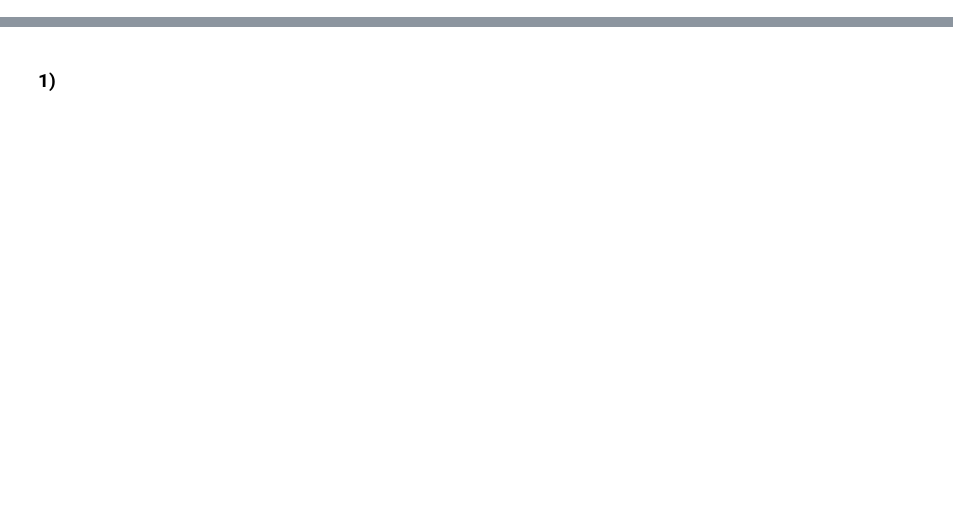
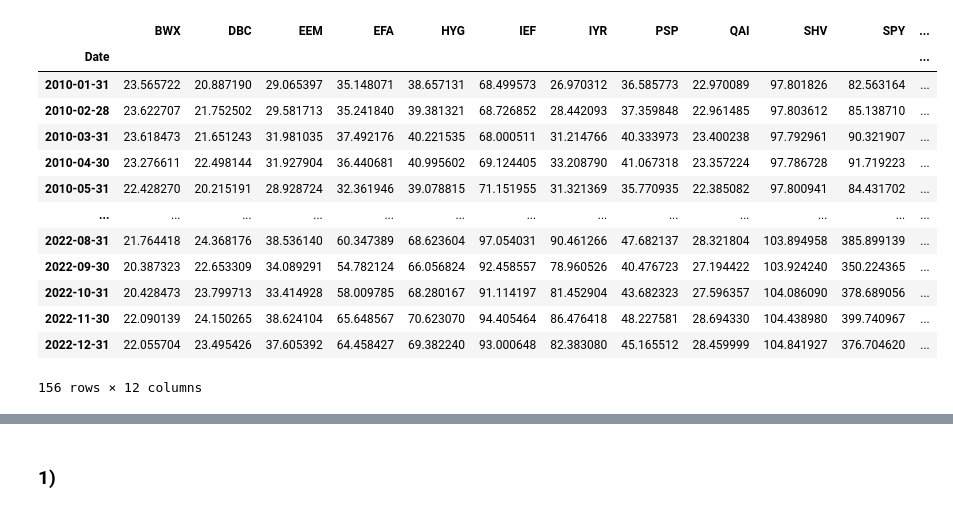
Before and after one commit to svyatoslavBokalo/ModernDataAnalysis, a Jupyter notebook: HW1.ipynb, the cells around one changed output, grey strips where cells are left out. Cells and saved outputs as stored; diff of their text form; code cells hidden in the pictures; blank space fills up the shorter version.

```diff
--- a/HW1.ipynb
+++ b/HW1.ipynb
@@ -26,6 +26,22 @@ df.head()
 # %%
 price = df.resample('M').last()
-price = price.subtract(ret['SHV'], axis=0)
+#price = price.subtract(ret['SHV'], axis=0)
+price
+# %% [output]
+|  | BWX | DBC | EEM | EFA | HYG | IEF | IYR | PSP | QAI | SHV | SPY | ... |
+| Date |  |  |  |  |  |  |  |  |  |  |  | ... |
+| 2010-01-31 | 23.565722 | 20.887190 | 29.065397 | 35.148071 | 38.657131 | 68.499573 | 26.970312 | 36.585773 | 22.970089 | 97.801826 | 82.563164 | ... |
+| 2010-02-28 | 23.622707 | 21.752502 | 29.581713 | 35.241840 | 39.381321 | 68.726852 | 28.442093 | 37.359848 | 22.961485 | 97.803612 | 85.138710 | ... |
+| 2010-03-31 | 23.618473 | 21.651243 | 31.981035 | 37.492176 | 40.221535 | 68.000511 | 31.214766 | 40.333973 | 23.400238 | 97.792961 | 90.321907 | ... |
+| 2010-04-30 | 23.276611 | 22.498144 | 31.927904 | 36.440681 | 40.995602 | 69.124405 | 33.208790 | 41.067318 | 23.357224 | 97.786728 | 91.719223 | ... |
+| 2010-05-31 | 22.428270 | 20.215191 | 28.928724 | 32.361946 | 39.078815 | 71.151955 | 31.321369 | 35.770935 | 22.385082 | 97.800941 | 84.431702 | ... |
+| ... | ... | ... | ... | ... | ... | ... | ... | ... | ... | ... | ... | ... |
+| 2022-08-31 | 21.764418 | 24.368176 | 38.536140 | 60.347389 | 68.623604 | 97.054031 | 90.461266 | 47.682137 | 28.321804 | 103.894958 | 385.899139 | ... |
+| 2022-09-30 | 20.387323 | 22.653309 | 34.089291 | 54.782124 | 66.056824 | 92.458557 | 78.960526 | 40.476723 | 27.194422 | 103.924240 | 350.224365 | ... |
+| 2022-10-31 | 20.428473 | 23.799713 | 33.414928 | 58.009785 | 68.280167 | 91.114197 | 81.452904 | 43.682323 | 27.596357 | 104.086090 | 378.689056 | ... |
+| 2022-11-30 | 22.090139 | 24.150265 | 38.624104 | 65.648567 | 70.623070 | 94.405464 | 86.476418 | 48.227581 | 28.694330 | 104.438980 | 399.740967 | ... |
+| 2022-12-31 | 22.055704 | 23.495426 | 37.605392 | 64.458427 | 69.382240 | 93.000648 | 82.383080 | 45.165512 | 28.459999 | 104.841927 | 376.704620 | ... |
+156 rows × 12 columns
 # %%
 ret = price.pct_change().dropna()
 #ret = ret.drop(columns = ['SHV'])
```
Also changed, not shown: parts of 5 cells of this notebook, 10 other files.
